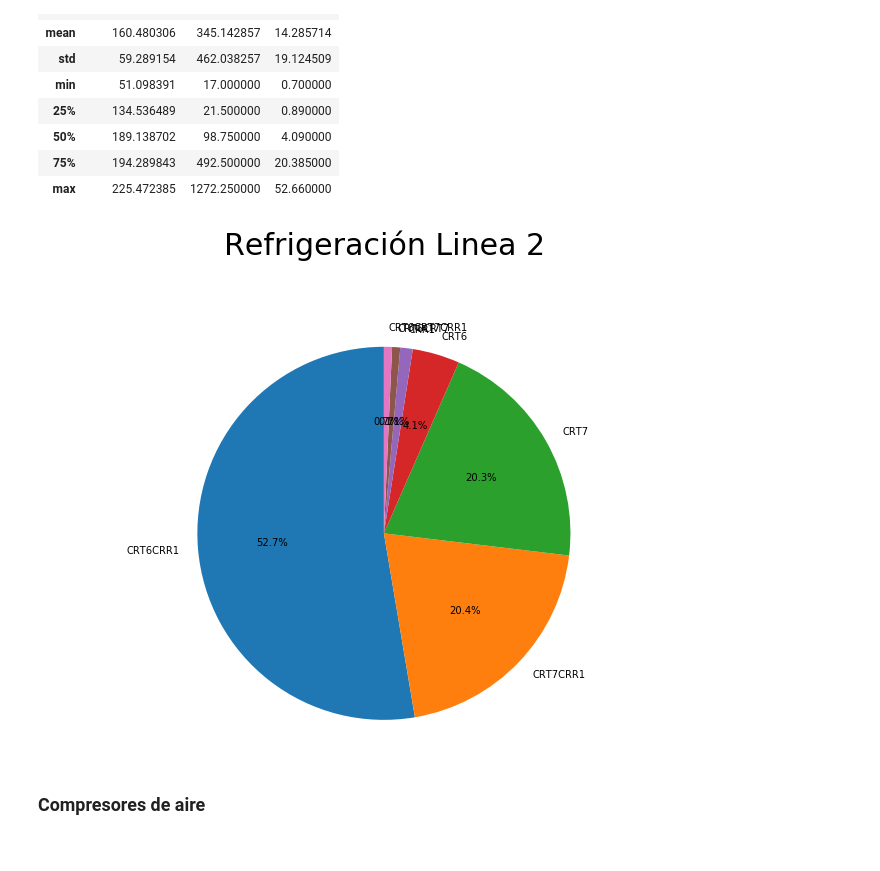
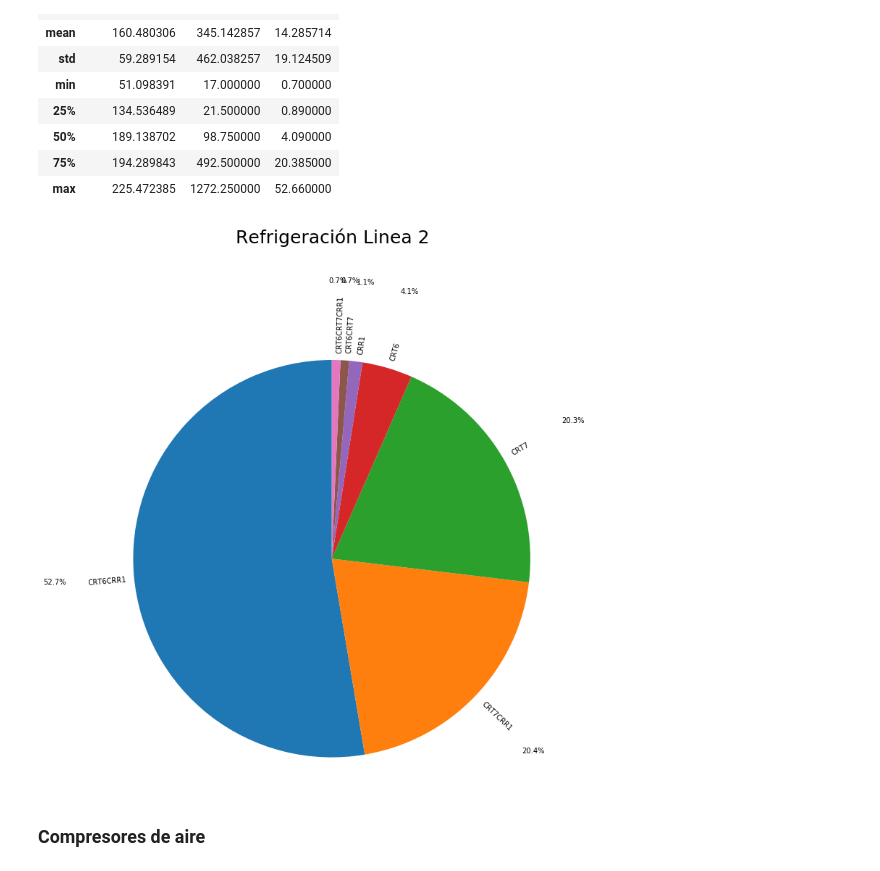
Before and after one commit to Axioma42/Project1, a Jupyter notebook: Project1.ipynb, the cells around one changed output. Drawn from its saved outputs; the diff is of its cells as text; code cells hidden in the pictures.

```diff
--- a/Project1.ipynb
+++ b/Project1.ipynb
@@ -474,20 +464,21 @@ refrigeracionL2V2.describe()
 | 75% | 194.289843 | 492.500000 | 20.385000 |
 | max | 225.472385 | 1272.250000 | 52.660000 |
 # %%
-%matplotlib inline
-plt.title('Refrigeración Linea 2''\n''\n', fontsize=30)
-plt.pie(refrigeracionL2V2['%Tiempo'],labels=refrigeracionL2V2['CargaRefL2'],shadow=False,startangle=90,autopct='%1.1f%%',)
+plt.figure(figsize=(20, 20))
+plt.title('Refrigeración Linea 2''\n''\n' , y=1.13, fontsize=25)
+plt.pie(refrigeracionL2V2['%Tiempo'],labels=refrigeracionL2V2['CargaRefL2'],shadow=False,rotatelabels = True,
+        startangle=90,autopct='%1.1f%%',pctdistance=1.4, labeldistance=1.035)
 plt.axis('equal')
 plt.tight_layout()
 
 fig = plt.gcf()
 fig.set_size_inches(10,10)
 
 plt.savefig("RefrigeracionL2.png")
 
 plt.show()
 # %% [output]
-[figure, old version]
+[figure, new version]
 # %% [markdown]
 ### Compresores de aire
 # %%
```
Also changed, not shown: parts of 6 cells of this notebook, 4 other files.
